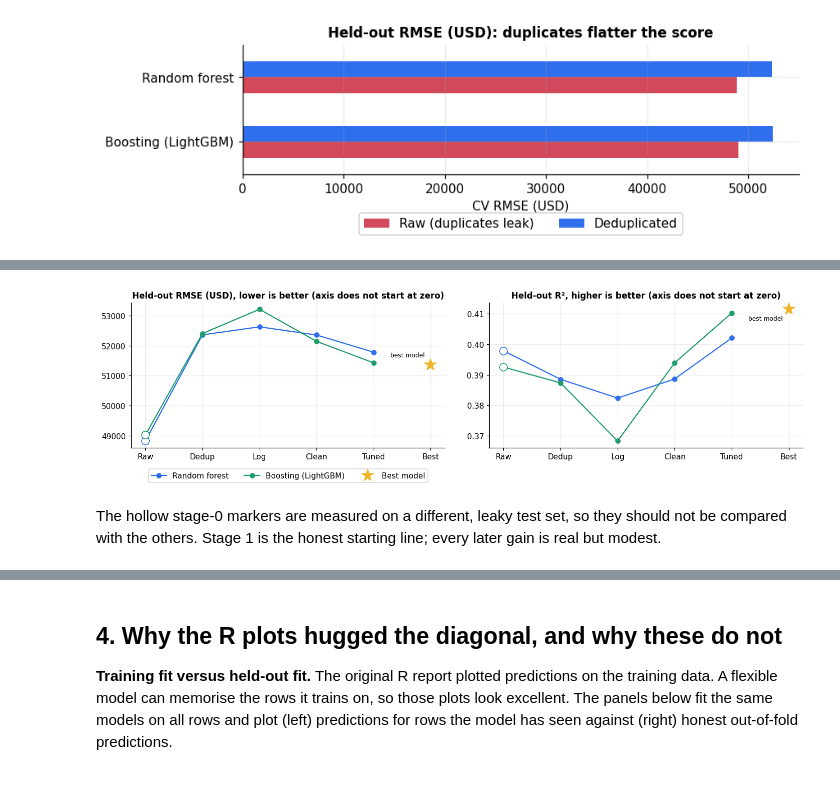
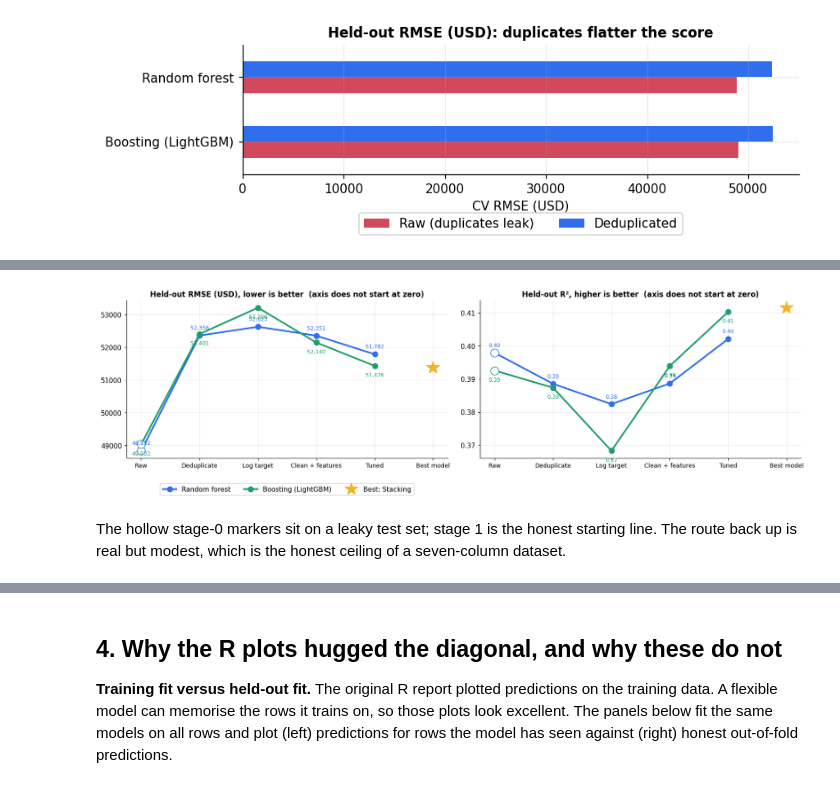
Before and after one commit to nicholasaxl/Salary-Prediction-ML-131, a Jupyter notebook: salary_analysis.ipynb, the cells around one changed output, grey strips where cells are left out. Cells and saved outputs as stored; diff of their text form; code cells hidden in the pictures.

```diff
--- a/salary_analysis.ipynb
+++ b/salary_analysis.ipynb
@@ -129,0 +156,24 @@ plt.tight_layout(rect=(0, .04, 1, 1))
+# %%
+rows_ = []
+for tag, name in (('RF', 'Random forest'), ('LGBM', 'Boosting (LightGBM)')):
+    prev = None
+    for sidx in range(5):
+        r = s.loc[(tag, sidx)]
+        rows_.append(dict(Stage=f'{sidx} {STAGE_NAMES[sidx]}', Model=name, RMSE=r.rmse, MAE=r.mae, R2=r.r2,
+                          dRMSE=np.nan if prev is None else r.rmse - prev.rmse, dR2=np.nan if prev is None else r.r2 - prev.r2, leaky=sidx == 0))
+        prev = r
+b_ = s.loc[('BEST', 5)]
+rows_.append(dict(Stage='5 Best model', Model=best_name, RMSE=b_.rmse, MAE=b_.mae, R2=b_.r2, dRMSE=np.nan, dR2=np.nan, leaky=False))
+sb = pd.DataFrame(rows_)
+def paint(row):
+    if row.leaky: return ['color:#888;font-style:italic'] * (len(row) - 1)
+    if row.Stage.startswith('5'): return ['background-color:#fff3cd;font-weight:bold;color:#222'] * (len(row) - 1)
+    return [''] * (len(row) - 1)
+good_bad = lambda v: '' if pd.isna(v) else ('color:#1f9d6b' if v < 0 else 'color:#d1495b')
+good_bad_r2 = lambda v: '' if pd.isna(v) else ('color:#1f9d6b' if v > 0 else 'color:#d1495b')
+styler = (sb.drop(columns='leaky').style.hide(axis='index')
+          .apply(lambda r: paint(sb.loc[r.name]), axis=1)
+          .map(good_bad, subset=['dRMSE']).map(good_bad_r2, subset=['dR2'])
+          .format({'RMSE': '${:,.0f}', 'MAE': '${:,.0f}', 'R2': '{:.3f}', 'dRMSE': '{:+,.0f}', 'dR2': '{:+.3f}'}, na_rep='')
+          .set_caption('Held-out scoreboard (green = better than the previous stage, red = worse)'))
+styler
@@ -130,19 +194,16 @@ plt.tight_layout(rect=(0, .04, 1, 1))
 # %%
-fig, ax = plt.subplots(1, 2, figsize=(13, 3.8))
+fig, ax = plt.subplots(1, 2, figsize=(15, 4.6))
 for tag, name, col in (('RF', 'Random forest', BLUE), ('LGBM', 'Boosting (LightGBM)', GREEN)):
     d_ = stage[(stage.family == tag) & (stage.stage <= 4)]
-    ax[0].plot(d_.stage, d_.rmse, '-o', color=col, label=name)
-    ax[1].plot(d_.stage, d_.r2, '-o', color=col, label=name)
-    ax[0].plot(0, d_.rmse.iloc[0], 'o', mfc='white', mec=col, ms=10)
-    ax[1].plot(0, d_.r2.iloc[0], 'o', mfc='white', mec=col, ms=10)
-b = stage[stage.stage == 5].iloc[0]
-ax[0].plot(5, b.rmse, '*', color=GOLD, ms=16, label='Best model'); ax[1].plot(5, b.r2, '*', color=GOLD, ms=16)
-for a, t in zip(ax, ['Held-out RMSE (USD), lower is better (axis does not start at zero)', 'Held-out R\u00b2, higher is better (axis does not start at zero)']):
-    a.set_title(t); a.set_xticks(range(6)); a.set_xticklabels(['Raw', 'Dedup', 'Log', 'Clean', 'Tuned', 'Best'])
-ax[0].annotate('best model', (5, b.rmse), textcoords='offset points', xytext=(-8, 10), ha='right', fontsize=8)
-ax[1].annotate('best model', (5, b.r2), textcoords='offset points', xytext=(-8, -14), ha='right', fontsize=8)
-ax[0].legend(loc='upper center', bbox_to_anchor=(.5, -.12), ncol=3); plt.tight_layout()
+    for k, m in enumerate(['rmse', 'r2']):
+        ax[k].plot(d_.stage, d_[m], '-o', color=col, lw=2.5, ms=8, label=name)
+        ax[k].plot(0, d_[m].iloc[0], 'o', mfc='white', mec=col, ms=12)
+        for x_, v_ in zip(d_.stage, d_[m]): ax[k].annotate(f'{v_:,.0f}' if m == 'rmse' else f'{v_:.2f}', (x_, v_), textcoords='offset points', xytext=(0, 9 if tag == 'RF' else -16), ha='center', fontsize=8, color=col)
+ax[0].plot(5, b_.rmse, '*', color=GOLD, ms=20, label=f'Best: {best_name}'); ax[1].plot(5, b_.r2, '*', color=GOLD, ms=20)
+for a, t in zip(ax, ['Held-out RMSE (USD), lower is better', 'Held-out R\u00b2, higher is better']):
+    a.set_title(t + '  (axis does not start at zero)'); a.set_xticks(range(6)); a.set_xticklabels([STAGE_NAMES[i].split(' (')[0] for i in range(6)], fontsize=9)
+ax[0].legend(loc='upper center', bbox_to_anchor=(.5, -.14), ncol=3); plt.tight_layout()
 # %% [output]
-[figure, old version]
+[figure, new version]
 # %% [markdown]
-The hollow stage-0 markers are measured on a different, leaky test set, so they should not be compared with the others. Stage 1 is the honest starting line; every later gain is real but modest.
+The hollow stage-0 markers sit on a leaky test set; stage 1 is the honest starting line. The route back up is real but modest, which is the honest ceiling of a seven-column dataset.
```
Also changed, not shown: parts of 36 cells of this notebook, 4 other files.
